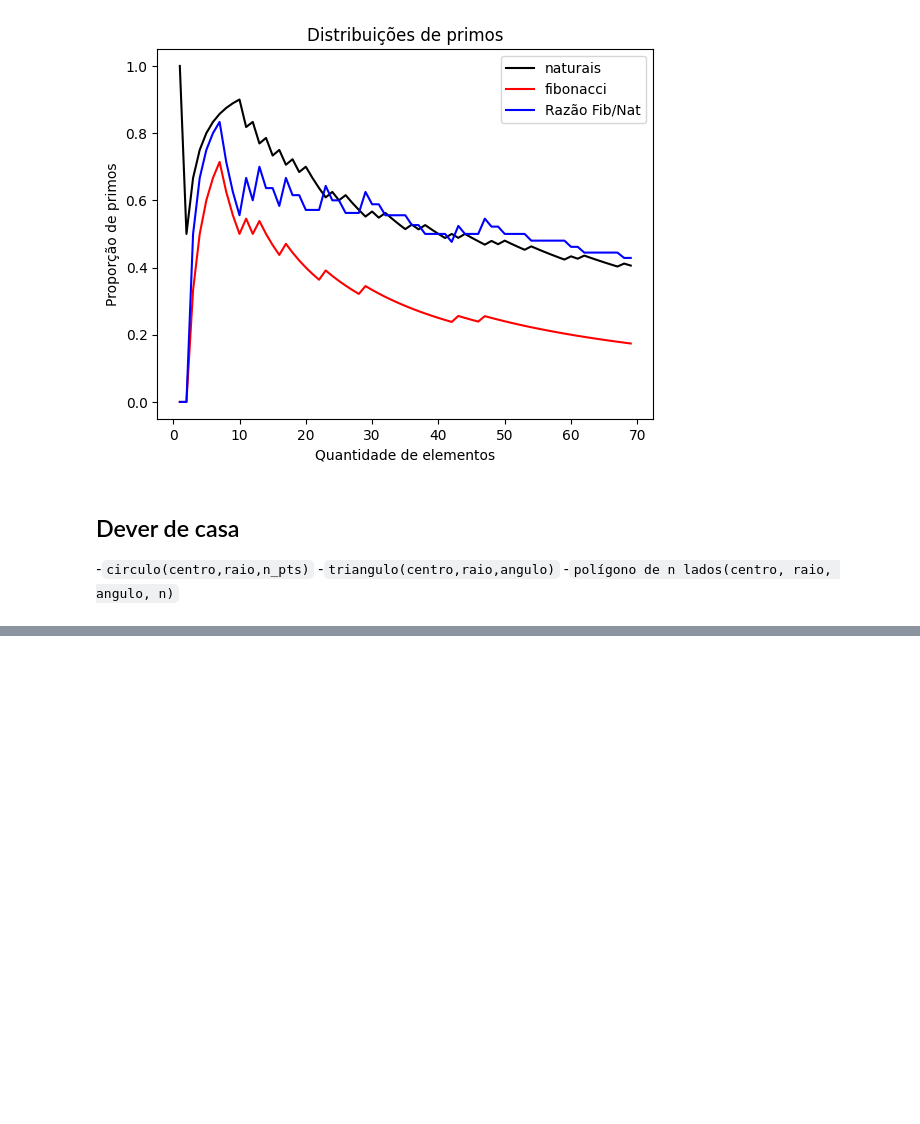
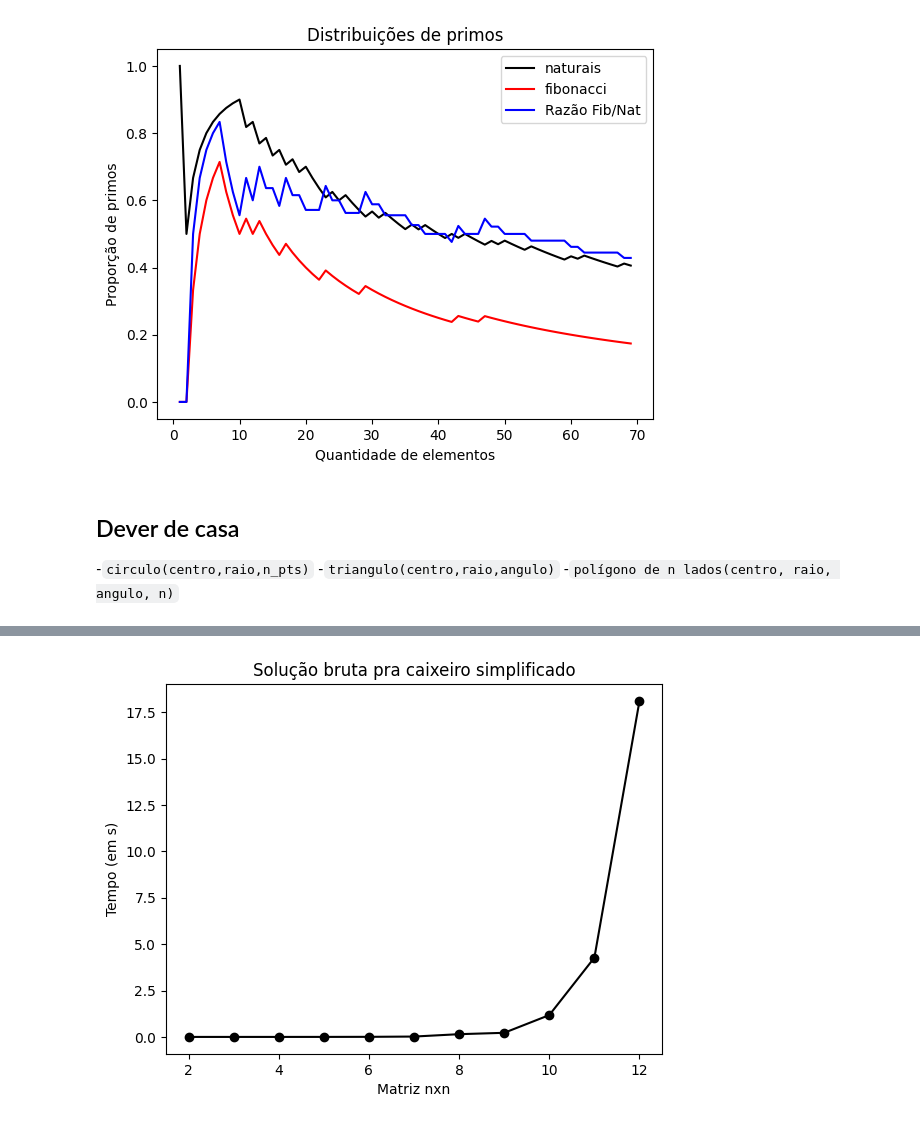
Before and after one commit to cloudallen/bocos, a Jupyter notebook: primos.ipynb, the cells around one changed output, grey strips where cells are left out. Saved outputs shown, nothing was run; the diff lists cells and outputs as text; code cells hidden in the pictures; blank space fills up the shorter version.

```diff
--- a/primos.ipynb
+++ b/primos.ipynb
@@ -313,0 +320,49 @@ l
+# %%
+import numpy as np
+from time import time
+import matplotlib.pyplot as plt
+fig,ax = plt.subplots()
+M = np.random.randint(0,20,size = (5,5))
+
+potencia = [bin(c)[3:] for c in range(2**8,2**9)]
+caminhos = [a for a in potencia if sum([int(d) for d in a])==4]
+
+def custo_de_caminho(c,M):
+    custo = 0
+    return sum([int(M[i,j]) for (i,j) in indice_de_caminho(c)])
+
+def indice_de_caminho(c):
+    indexes = []
+    i = [0,0]
+    for a in c:
+        if a == '0':
+            i[1]+=1
+        if a == '1':
+            i[0]+=1
+        indexes.append([i[0],i[1]])
+    return indexes
+
+def melhor_caminho(M):
+    (m,n) = M.shape
+    potencia = [bin(c)[3:] for c in range(2**(m+n-2),2**(m+n-1))]
+    caminhos = [a for a in potencia if sum([int(d) for d in a])==m-1]
+    custos = [custo_de_caminho(c,M) for c in caminhos]
+    caminho_minimal = caminhos[custos.index(min(custos))]
+    return (caminho_minimal,min(custos))
+
+results = []
+for i in range(2,13,1):
+    M = np.random.randint(0,20,size = (i,i))
+    T0 = time()
+    melhor_caminho(M)
+    T1 = time()-T0
+    results.append(T1)
+
+X = range(2,13,1)
+ax.plot(X,results,'-o',color='k')
+ax.set_title("Solução bruta pra caixeiro simplificado")
+ax.set_xlabel("Matriz nxn")
+ax.set_ylabel("Tempo (em s)")
+plt.show()
+# %% [output]
+[figure, added]
```
Also changed, not shown: parts of 4 cells of this notebook.
